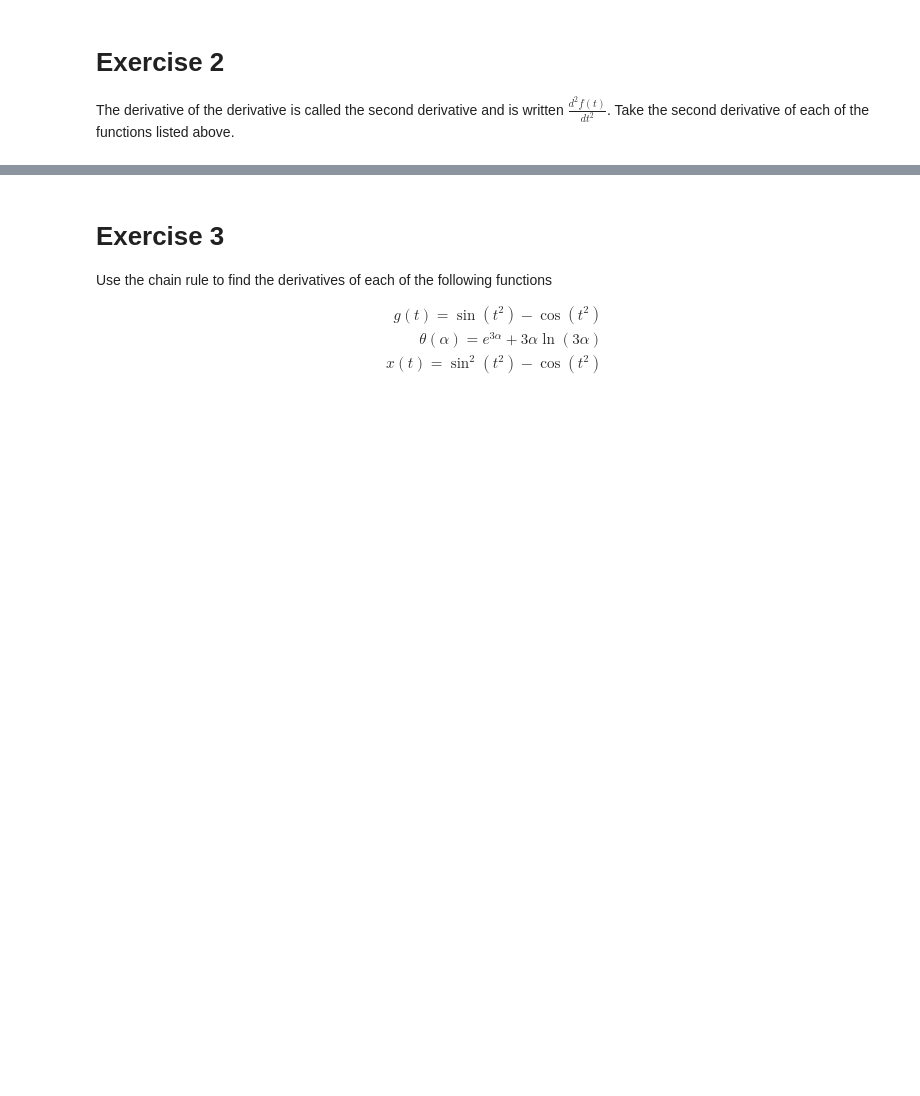
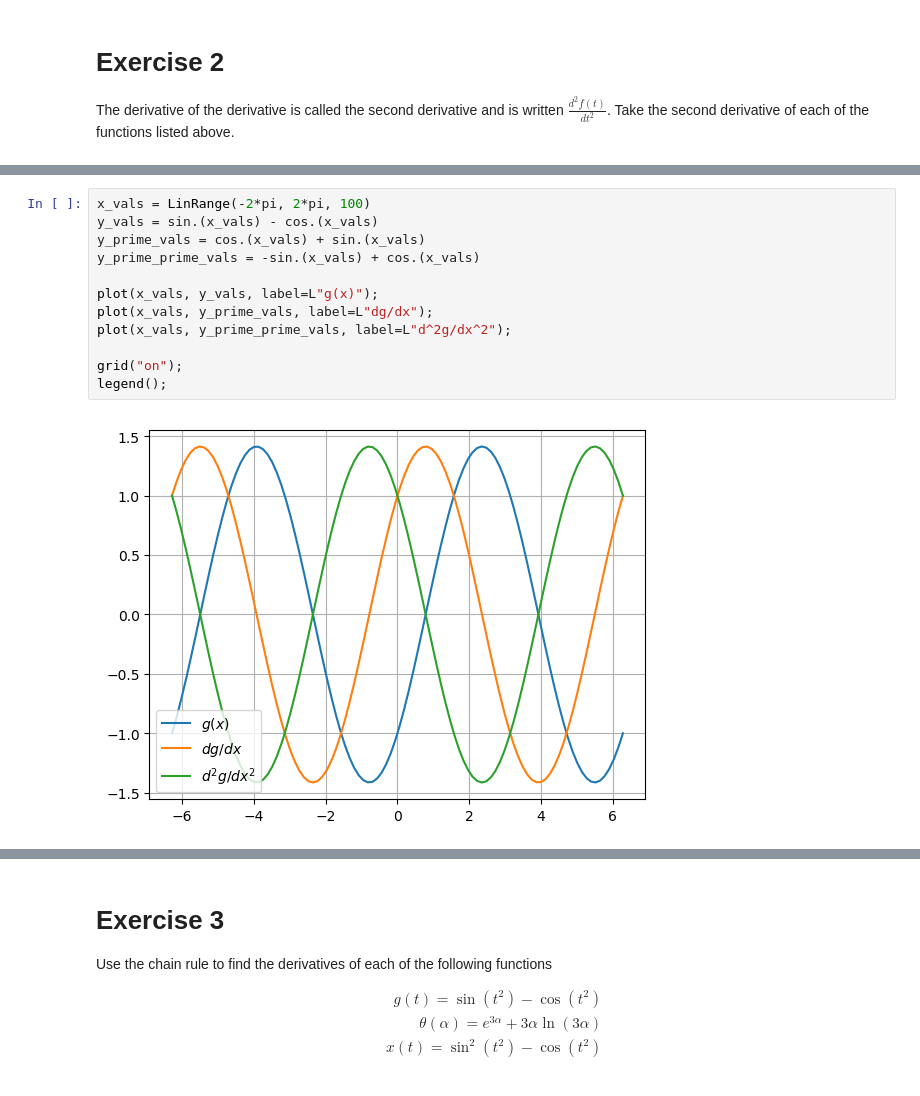
Before and after one commit to chaaland/classical-mechanics-ttm, a Jupyter notebook: Untitled.ipynb, the cells around one changed output, grey strips where cells are left out. Cells and saved outputs as stored; diff of their text form; blank space fills up the shorter version.

```diff
--- a/Untitled.ipynb
+++ b/Untitled.ipynb
@@ -73,0 +52,14 @@ The derivative of the derivative is called the second derivative and is written
+# %%
+x_vals = LinRange(-2*pi, 2*pi, 100)
+y_vals = sin.(x_vals) - cos.(x_vals)
+y_prime_vals = cos.(x_vals) + sin.(x_vals)
+y_prime_prime_vals = -sin.(x_vals) + cos.(x_vals)
+
+plot(x_vals, y_vals, label=L"g(x)");
+plot(x_vals, y_prime_vals, label=L"dg/dx");
+plot(x_vals, y_prime_prime_vals, label=L"d^2g/dx^2");
+
+grid("on");
+legend();
+# %% [output]
+[figure, added]
```
Also changed, not shown: parts of 17 cells of this notebook.
